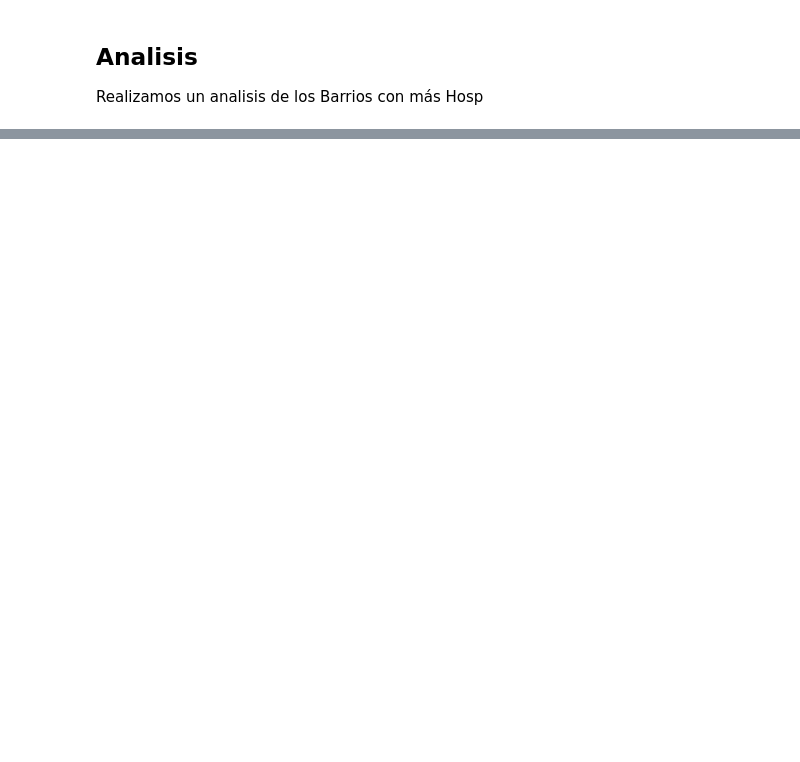
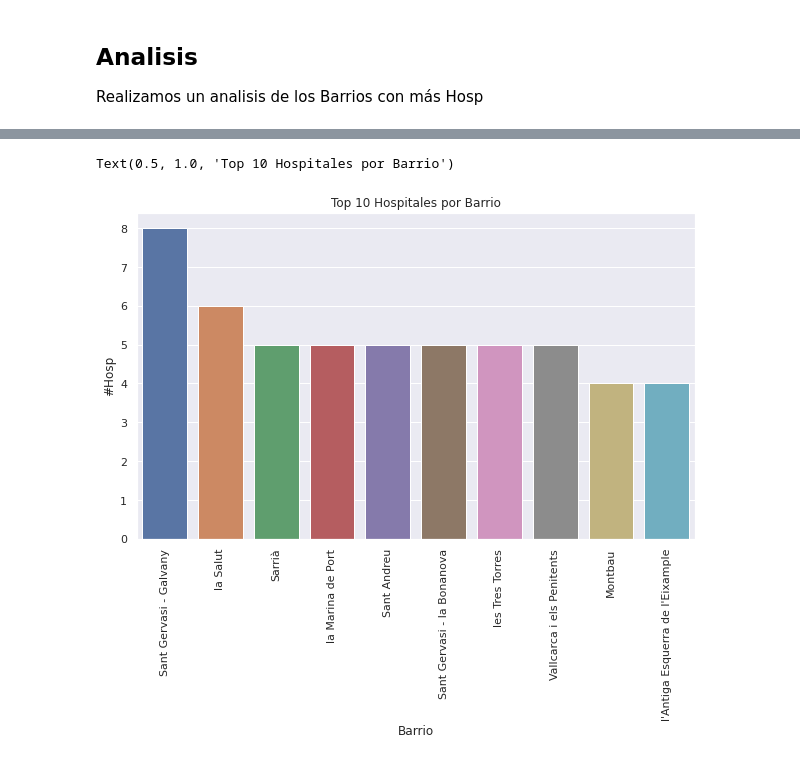
Before and after one commit to Fzaplana/Green-Start, a Jupyter notebook: Hpsp_4.ipynb, the cells around one changed output, grey strips where cells are left out. Cells and saved outputs as stored; diff of their text form; code cells hidden in the pictures; blank space fills up the shorter version.

```diff
--- a/Hpsp_4.ipynb
+++ b/Hpsp_4.ipynb
@@ -220,0 +269,12 @@ Text(0.5, 1.0, 'Hospitales por Barrio')
+# %%
+sns.set(rc={'figure.figsize':(10,6)})
+ax=Hosp_clean.NUM_BARRI.value_counts().head(10).index
+ay=Hosp_clean.NUM_BARRI.value_counts().head(10)
+ax=sns.barplot(x=ax,y=ay)
+ax.set_xticklabels(ax.get_xticklabels(), rotation=90 )
+ax.set_ylabel('#Hosp')
+ax.set_xlabel('Barrio')
+ax.set_title('Top 10 Hospitales por Barrio')
+# %% [output]
+Text(0.5, 1.0, 'Top 10 Hospitales por Barrio')
+[figure, added]
```
Also changed, not shown: parts of 13 cells of this notebook.
